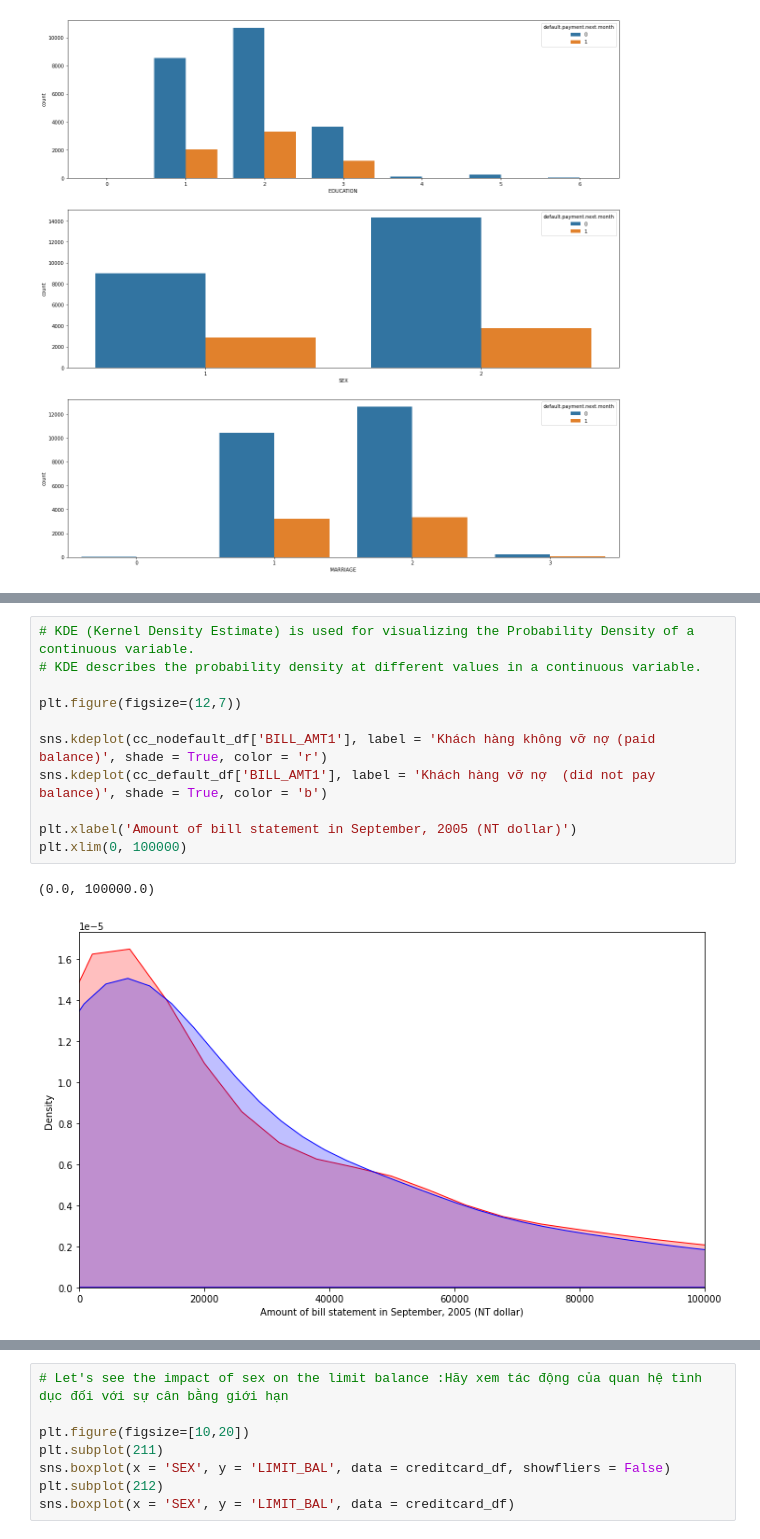
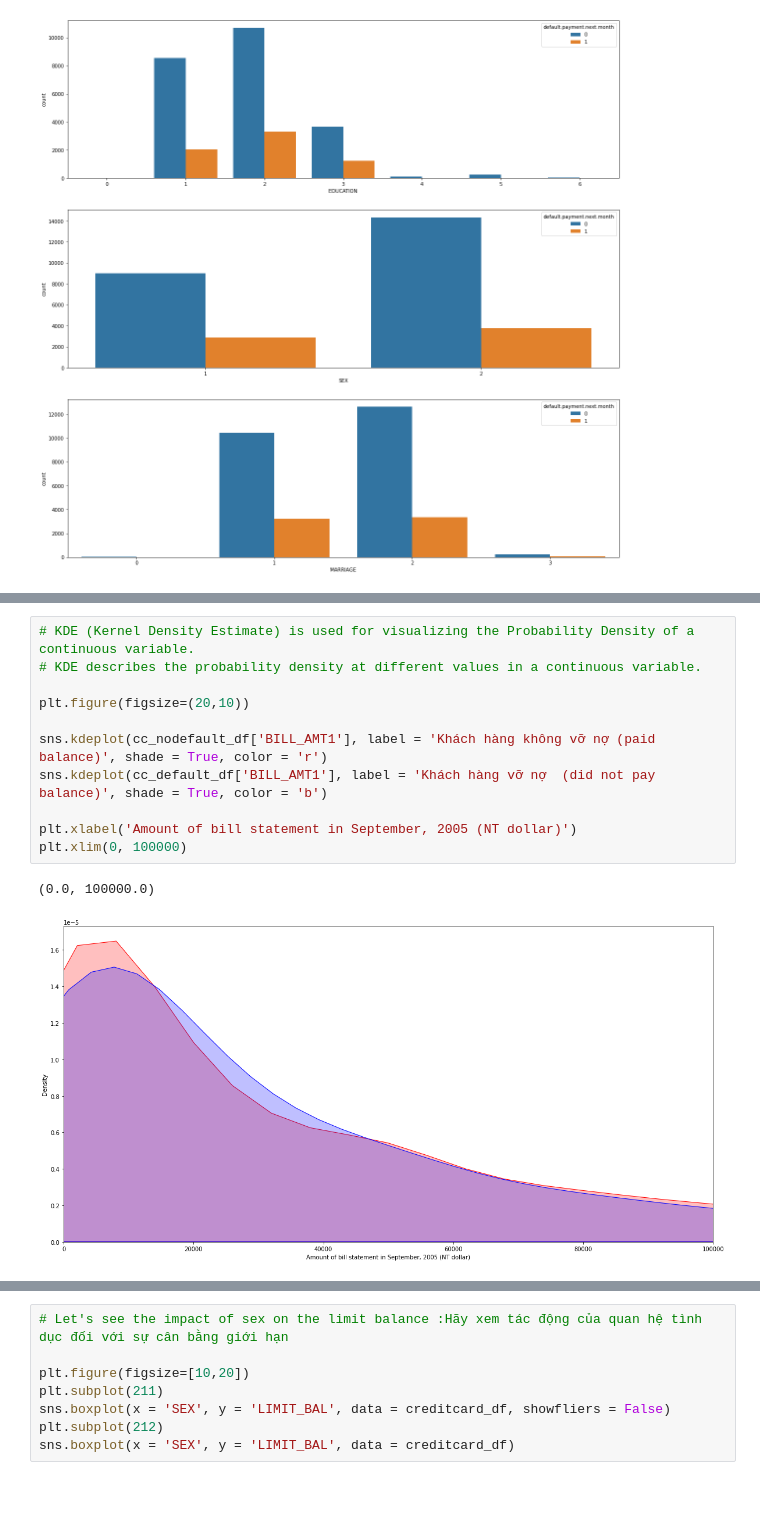
Before and after one commit to anhduy412/credit-card-debt-predict, a Jupyter notebook: default.ipynb, the cells around one changed output, grey strips where cells are left out. Drawn from its saved outputs; the diff is of its cells as text; blank space fills up the shorter version.

```diff
--- a/default.ipynb
+++ b/default.ipynb
@@ -256,17 +256,17 @@ plt.xlim(200000, 400000)
 # %%
 # KDE (Kernel Density Estimate) is used for visualizing the Probability Density of a continuous variable.
 # KDE describes the probability density at different values in a continuous variable.
 
-plt.figure(figsize=(12,7))
+plt.figure(figsize=(20,10))
 
 sns.kdeplot(cc_nodefault_df['BILL_AMT1'], label = 'Khách hàng không vỡ nợ (paid balance)', shade = True, color = 'r')
 sns.kdeplot(cc_default_df['BILL_AMT1'], label = 'Khách hàng vỡ nợ  (did not pay balance)', shade = True, color = 'b')
 
 plt.xlabel('Amount of bill statement in September, 2005 (NT dollar)')
 plt.xlim(0, 100000)
 # %% [output]
 (0.0, 100000.0)
-[figure, old version]
+[figure, new version]
 # %%
 # KDE (Kernel Density Estimate) is used for visualizing the Probability Density of a continuous variable.
 # KDE describes the probability density at different values in a continuous variable.
```
Also changed, not shown: parts of 13 cells of this notebook.
